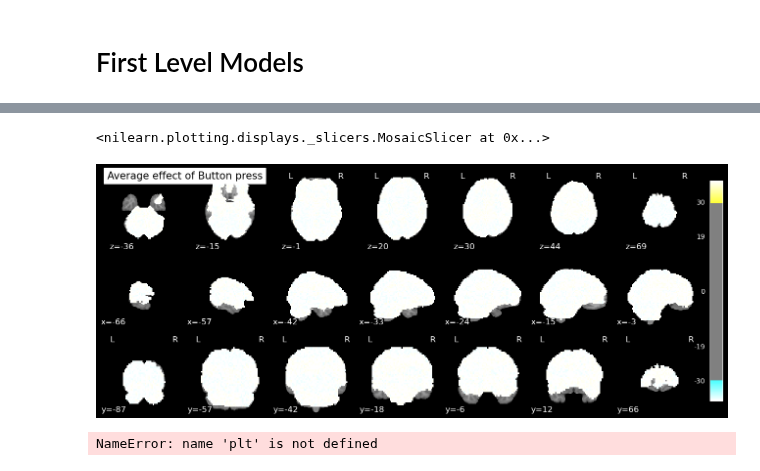
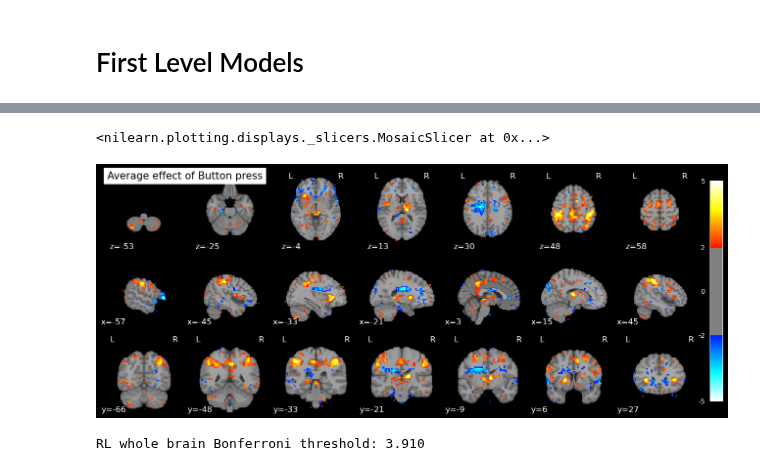
Before and after one commit to hugofluhr/learning-habits-analysis, a Jupyter notebook: notebooks/fMRI_analysis_QC_response.ipynb, the cells around one changed output, grey strips where cells are left out. Cells and saved outputs as stored; diff of their text form; code cells hidden in the pictures.

Commit message:
Ran 2nd level for QC on whole dataset

```diff
--- a/notebooks/fMRI_analysis_QC_response.ipynb
+++ b/notebooks/fMRI_analysis_QC_response.ipynb
@@ -20,7 +19,7 @@ base_dir = '/Users/hugofluhr/data/LH_dev'
 bids_dir = "/Users/hugofluhr/data/LH_dev/fmriprep-23.2.1"
 
 sub_ids = load_participant_list(base_dir)
-sub_ids = sub_ids[:20]
+sub_ids = sub_ids
 # %%
 subjects = [Subject(base_dir, sub_id, include_modeling=True, include_imaging=True, bids_dir=bids_dir) for sub_id in sub_ids]
 # %% [markdown]
@@ -39,7 +38,7 @@ run = 'learning1'
 # %%
 # ref to the block
 blocks = [getattr(subject, run) for subject in subjects]
-events = [block.events for block in blocks]
+events_list = [block.events for block in blocks]
 # %%
 img_paths = [subject.img.get(run) for subject in subjects]
 fmri_imgs = [image.load_img(img_path) for img_path in img_paths]
@@ -61,8 +60,8 @@ X1s = [make_first_level_design_matrix(frame_times=frametimes,
                                     drift_model=None,
                                     high_pass=high_pass,
                                     add_regs=confounds)
-        for events, confounds in zip(events, confounds)]
+        for events, confounds in zip(events_list, confounds)]
 # %%
-model1 = FirstLevelModel(smoothing_fwhm=smoothing_fwhm)
-model_fits = [model1.fit(fmri_img, design_matrices=X1, sample_masks=sample_mask)
-              for fmri_img, X1, sample_mask in zip(fmri_imgs, X1s, sample_mask)]
+models = [FirstLevelModel(smoothing_fwhm=smoothing_fwhm) for _ in subjects]
+model_fits = [model.fit(fmri_img, design_matrices=X1, sample_masks=sample_mask)
+              for model, fmri_img, X1, sample_mask in zip(models, fmri_imgs, X1s, sample_mask)]
@@ -98,11 +103,12 @@ model2 = model2.fit(z_maps_response, design_matrix=X_response)
 # %%
 response_map = model2.compute_contrast('Intercept',output_type='z_score')
 # %%
-plot_stat_map(response_map, threshold=30, black_bg=True, display_mode='mosaic', title='Average effect of Button press')
+plot_stat_map(response_map, threshold=2, black_bg=True, display_mode='mosaic', title='Average effect of Button press')
 # %% [output]
 <nilearn.plotting.displays._slicers.MosaicSlicer at 0x...>
-[figure, old version]
+[figure, new version]
-# %%
-plt.hist(z_maps_response[4].get_fdata().ravel(), bins=100, color='black');
-# %% [output]
-NameError: name 'plt' is not defined
+# %%
+thresholded_zmap, threshold = threshold_stats_img(response_map, alpha=0.05, height_control='fdr')#, cluster_threshold=30)
+print(f"RL whole brain Bonferroni threshold: {threshold:.3f}")
+# %% [output]
+RL whole brain Bonferroni threshold: 3.910
```
Also changed, not shown: parts of 17 cells of this notebook.
